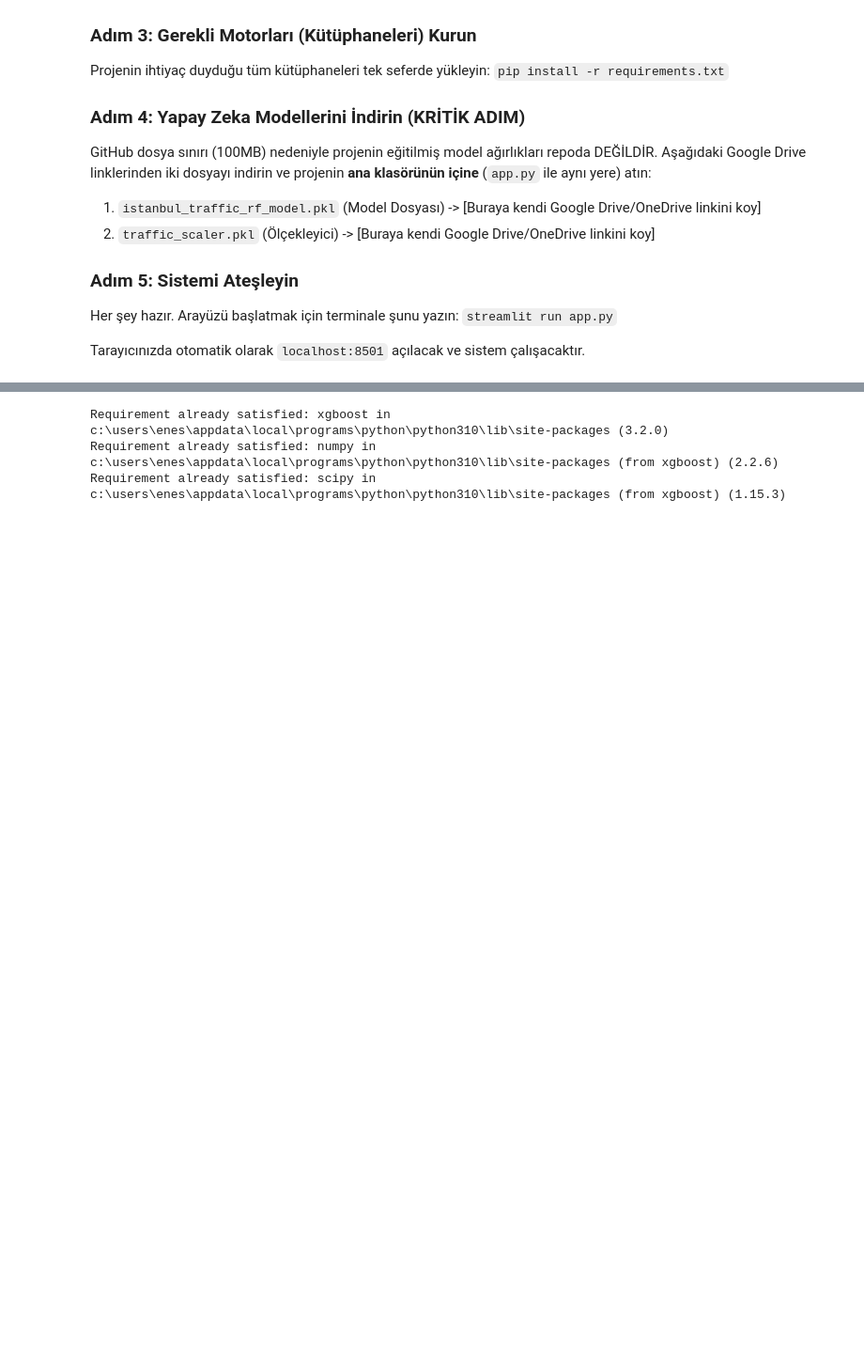
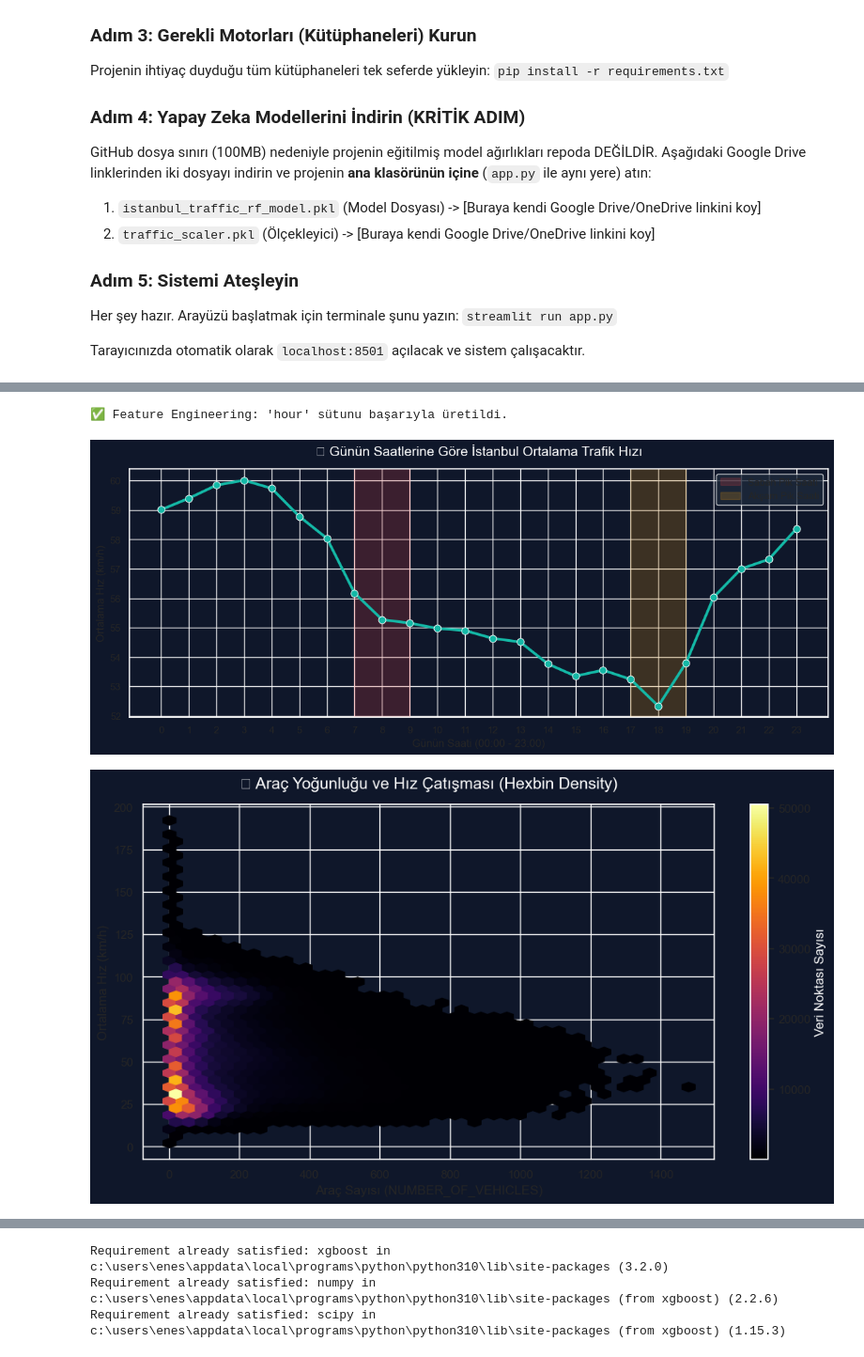
Before and after one commit to enes-dogruk/istanbul-traffic-optimization, a Jupyter notebook: model_training.ipynb, the cells around one changed output, grey strips where cells are left out. Shown at 94% size. Drawn from its saved outputs; the diff is of its cells as text; code cells hidden in the pictures; blank space fills up the shorter version.

```diff
--- a/model_training.ipynb
+++ b/model_training.ipynb
@@ -193,0 +1022,73 @@ Aykırı değer (Outlier) röntgeni çekiliyor...
+# %%
+# ==============================================================================
+# EDA FAZ 2: FEATURE ENGINEERING & İKİLİ DEĞİŞKEN ANALİZİ (BIVARIATE)
+# ==============================================================================
+import pandas as pd
+import numpy as np
+import matplotlib.pyplot as plt
+import seaborn as sns
+
+# --- 0. ÖZELLİK MÜHENDİSLİĞİ (KAYIP HALKAYI TAMAMLAMA) ---
+# DİKKAT: Senin veri setindeki tarih sütunu neyse buraya tam adını yaz!
+zaman_sutunu = 'DATE_TIME'
+
+# Eğer 'hour' sütunu veride yoksa, zaman sütunundan söküp alıyoruz.
+if 'hour' not in df.columns:
+    if zaman_sutunu in df.columns:
+        df[zaman_sutunu] = pd.to_datetime(df[zaman_sutunu])
+        df['hour'] = df[zaman_sutunu].dt.hour
+        print("✅ Feature Engineering: 'hour' sütunu başarıyla üretildi.\n")
+    else:
+        print(f"❌ KRİTİK HATA: Veri setinde '{zaman_sutunu}' adında bir sütun yok!")
+        print(f"👉 Sistemdeki mevcut sütunlar: {df.columns.tolist()}")
+        print("Lütfen yukarıdaki listeden doğru tarih/saat sütununu bulup 'zaman_sutunu' değişkenini düzeltin.")
+
+# Sadece 'hour' sütunu güvenli bir şekilde oluştuktan sonra çizimlere geç
+if 'hour' in df.columns:
+
+    # --- GÖRSELLEŞTİRME: KOYU TEMA AYARLARI ---
+    plt.style.use('dark_background')
+    sns.set_theme(style="darkgrid", rc={"axes.facecolor": "#0f172a", "figure.facecolor": "#0f172a"})
+
+    # --- 1. ZAMAN VS HIZ: GÜN İÇİ TRAFİK RİTMİ ---
+    plt.figure(figsize=(14, 5))
+    sns.lineplot(x='hour', y='AVERAGE_SPEED', data=df, errorbar=None,
+                 color='#14b8a6', linewidth=3, marker='o', markersize=8)
+    plt.title('⏳ Günün Saatlerine Göre İstanbul Ortalama Trafik Hızı', fontsize=15, color='white', pad=15)
+    plt.xlabel('Günün Saati (00:00 - 23:00)', fontsize=12)
+    plt.ylabel('Ortalama Hız (km/h)', fontsize=12)
+    plt.xticks(range(0, 24))
+    plt.axvspan(7, 9, color='#ef4444', alpha=0.2, label='Sabah Pik Saati')
+    plt.axvspan(17, 19, color='#f59e0b', alpha=0.2, label='Akşam Pik Saati')
+    plt.legend(facecolor='#1e293b', edgecolor='white')
+    plt.show()
+
+    # --- 2. ARAÇ SAYISI VS HIZ: BIG DATA HEXBIN GRAFİĞİ ---
+    plt.figure(figsize=(12, 6))
+    hb = plt.hexbin(df['NUMBER_OF_VEHICLES'], df['AVERAGE_SPEED'],
+                    gridsize=40, cmap='inferno', mincnt=1)
+    plt.title('🚗 Araç Yoğunluğu ve Hız Çatışması (Hexbin Density)', fontsize=15, color='white', pad=15)
+    plt.xlabel('Araç Sayısı (NUMBER_OF_VEHICLES)', fontsize=12)
+    plt.ylabel('Ortalama Hız (km/h)', fontsize=12)
+    cb = plt.colorbar(hb, label='Kayıt Yoğunluğu (Frekans)')
+    cb.set_label('Veri Noktası Sayısı', color='white')
+    plt.show()
+
+    # --- 3. KORELASYON MATRİSİ (ISIL HARİTA) ---
+    plt.figure(figsize=(12, 8))
+    # Matematiksel hataları önlemek için sadece sayısal verileri alıyoruz
+    numeric_df = df.select_dtypes(include=['float64', 'int64', 'bool'])
+    corr_matrix = numeric_df.corr()
+
+    mask = np.triu(np.ones_like(corr_matrix, dtype=bool))
+    sns.heatmap(corr_matrix, mask=mask, annot=True, fmt=".2f", cmap='coolwarm',
+                vmin=-1, vmax=1, center=0, square=True, linewidths=.5,
+                cbar_kws={"shrink": .8}, annot_kws={"size": 10})
+
+    plt.title('🌐 Değişkenler Arası Korelasyon (Pearson) Isı Haritası', fontsize=15, color='white', pad=20)
+    plt.xticks(rotation=45, ha='right')
+    plt.show()
+# %% [output]
+✅ Feature Engineering: 'hour' sütunu başarıyla üretildi.
+[figure, added]
+[figure, added]
```
Also changed, not shown: parts of 105 cells of this notebook, 5 other files.
